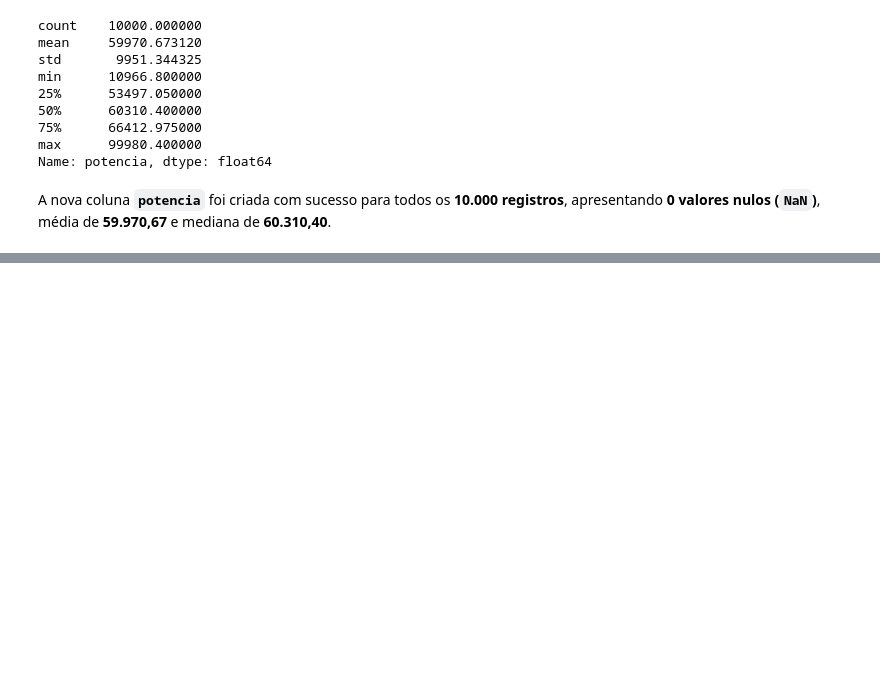
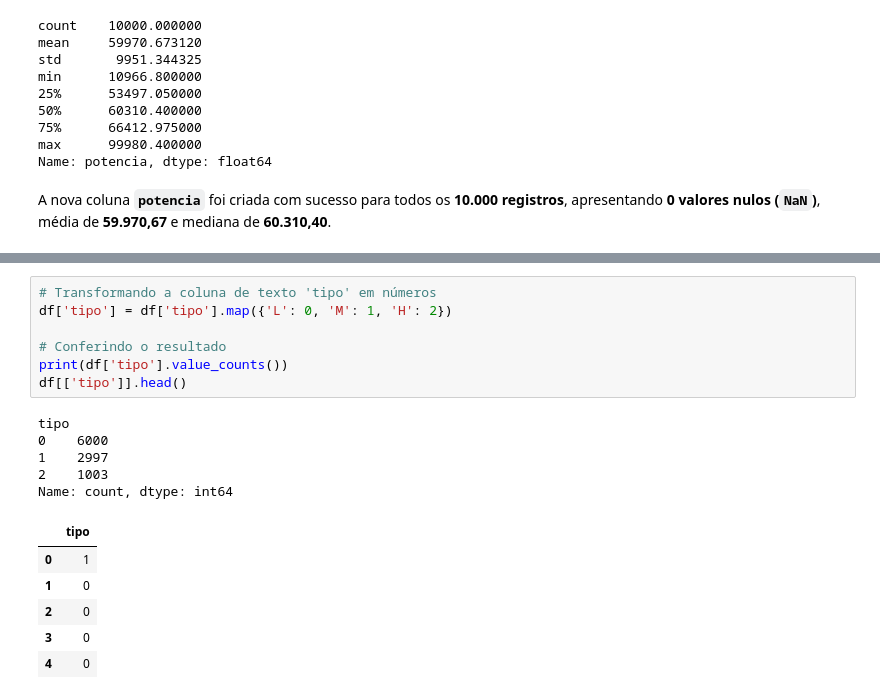
Before and after one commit to rafhaelcinelli/manutencao_preditiva, a Jupyter notebook: pipeline_preditivo.ipynb, the cells around one changed output, grey strips where cells are left out. Drawn from its saved outputs; the diff is of its cells as text; blank space fills up the shorter version.

```diff
--- a/pipeline_preditivo.ipynb
+++ b/pipeline_preditivo.ipynb
@@ -296,0 +306,19 @@ A nova coluna **`potencia`** foi criada com sucesso para todos os **10.000 regis
+# %%
+# Transformando a coluna de texto 'tipo' em números
+df['tipo'] = df['tipo'].map({'L': 0, 'M': 1, 'H': 2})
+
+# Conferindo o resultado
+print(df['tipo'].value_counts())
+df[['tipo']].head()
+# %% [output]
+tipo
+0    6000
+1    2997
+2    1003
+Name: count, dtype: int64
+|  | tipo |
+| 0 | 1 |
+| 1 | 0 |
+| 2 | 0 |
+| 3 | 0 |
+| 4 | 0 |
```
Also changed, not shown: parts of 11 cells of this notebook.
